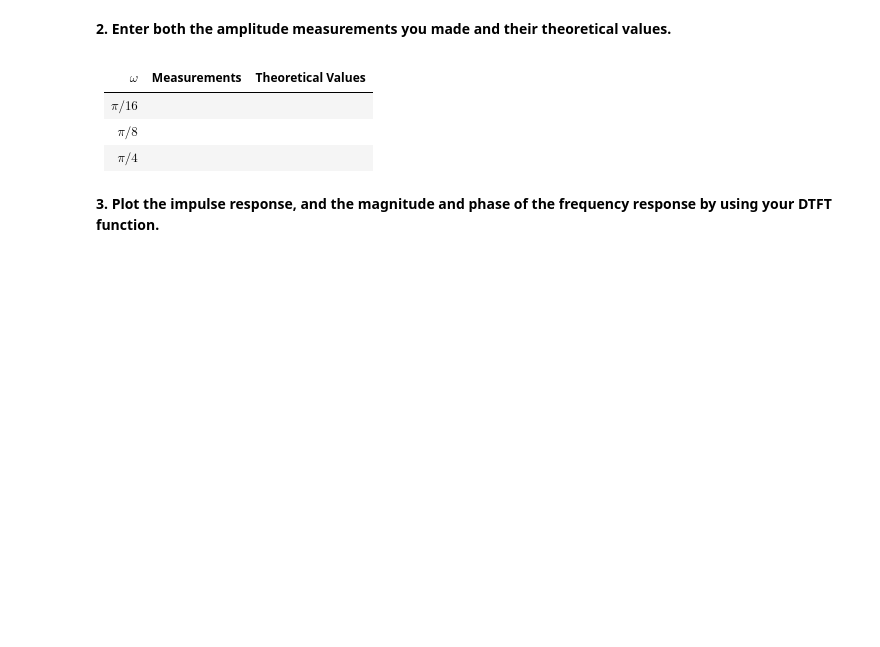
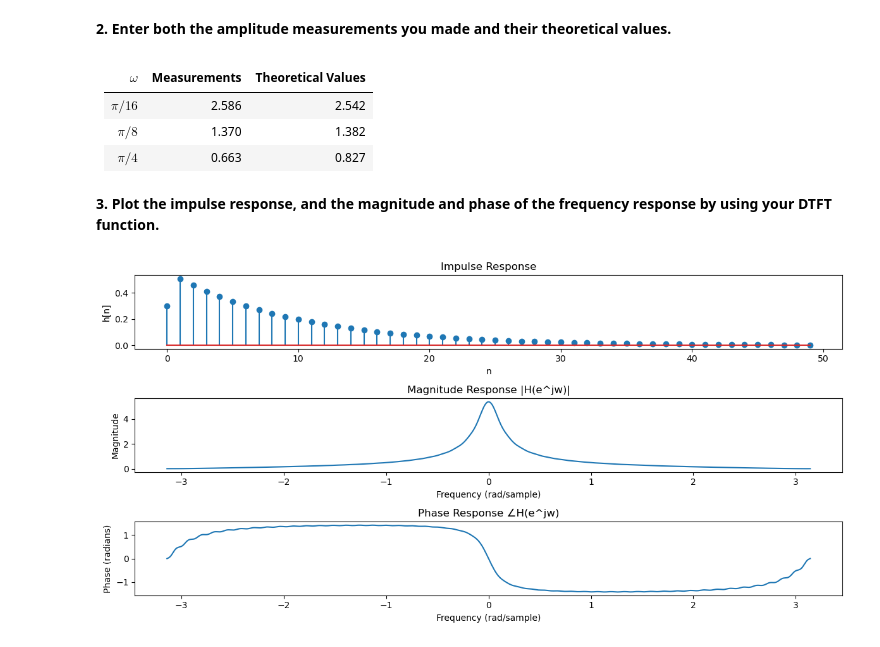
Before and after one commit to 2024Fall-Purdue-ECE438-Lab-demos/lab3-frequency-analysis-soumitra16, a Jupyter notebook: lab03_individual_report.ipynb, the cells around one changed output. Drawn from its saved outputs; the diff is of its cells as text; code cells hidden in the pictures; blank space fills up the shorter version.

```diff
--- a/lab03_individual_report.ipynb
+++ b/lab03_individual_report.ipynb
@@ -280,8 +301,8 @@ insert your diagram here
 # %% [markdown]
 | $\omega$ | Measurements | Theoretical Values |
 |:--------:|:------------:|:------------------:|
-| $\pi/16$ |              |                    |
-|  $\pi/8$ |              |                    |
-|  $\pi/4$ |              |                    |
+| $\pi/16$ |     2.586         |         2.542           |
+|  $\pi/8$ |     1.370         |         1.382           |
+|  $\pi/4$ |     0.663         |         0.827           |
 # %% [markdown]
 **3. Plot the impulse response, and the magnitude and phase of the frequency response by using your DTFT function.**
@@ -289,0 +309,53 @@ insert your diagram here
+# %%
+# write your code here
+
+# Define the system difference equation to get impulse response
+def impulse_response(N):
+    h = np.zeros(N)
+    # Initial conditions assuming y[n-1] = 0 for causality
+    h[0] = 0.3  # response to delta[n]
+    h[1] = 0.24 + 0.9 * h[0]  # recursive response
+    for n in range(2, N):
+        h[n] = 0.9 * h[n-1]
+    return h
+
+# Number of points for impulse response
+N = 50
+h = impulse_response(N)
+
+# Define the frequency range
+w = np.linspace(-np.pi, np.pi, 512)
+
+# Calculate DTFT of impulse response over frequency range
+H = np.array([DTFT(h, 0, w_i) for w_i in w])
+
+# Get magnitude and phase
+magnitude = np.abs(H)
+phase = np.angle(H)
+
+# Plot impulse response
+plt.figure(figsize=(12, 6))
+plt.subplot(3, 1, 1)
+plt.stem(h)
+plt.title("Impulse Response")
+plt.xlabel("n")
+plt.ylabel("h[n]")
+
+# Plot magnitude response
+plt.subplot(3, 1, 2)
+plt.plot(w, magnitude)
+plt.title("Magnitude Response |H(e^jw)|")
+plt.xlabel("Frequency (rad/sample)")
+plt.ylabel("Magnitude")
+
+# Plot phase response
+plt.subplot(3, 1, 3)
+plt.plot(w, phase)
+plt.title("Phase Response ∠H(e^jw)")
+plt.xlabel("Frequency (rad/sample)")
+plt.ylabel("Phase (radians)")
+
+plt.tight_layout()
+plt.show()
+# %% [output]
+[figure, added]
```
Also changed, not shown: parts of 32 cells of this notebook.
